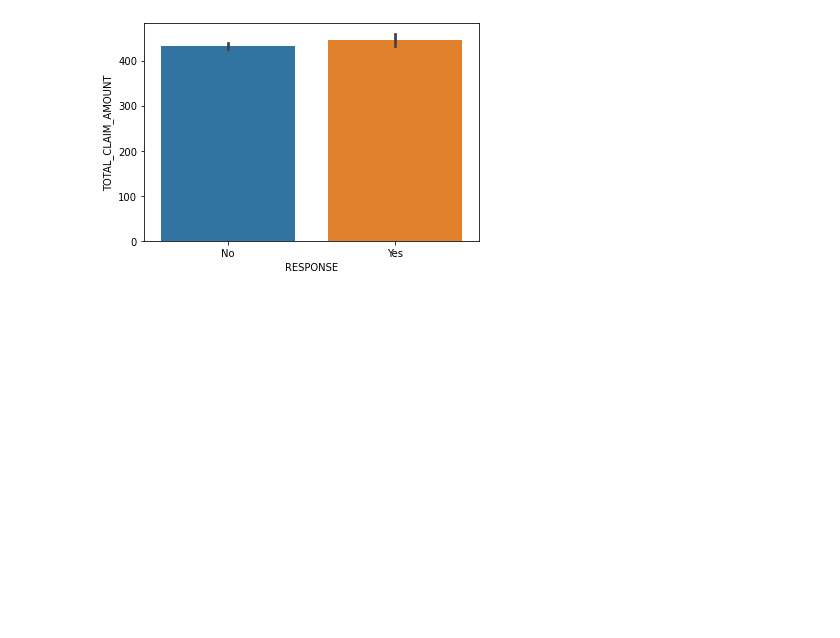
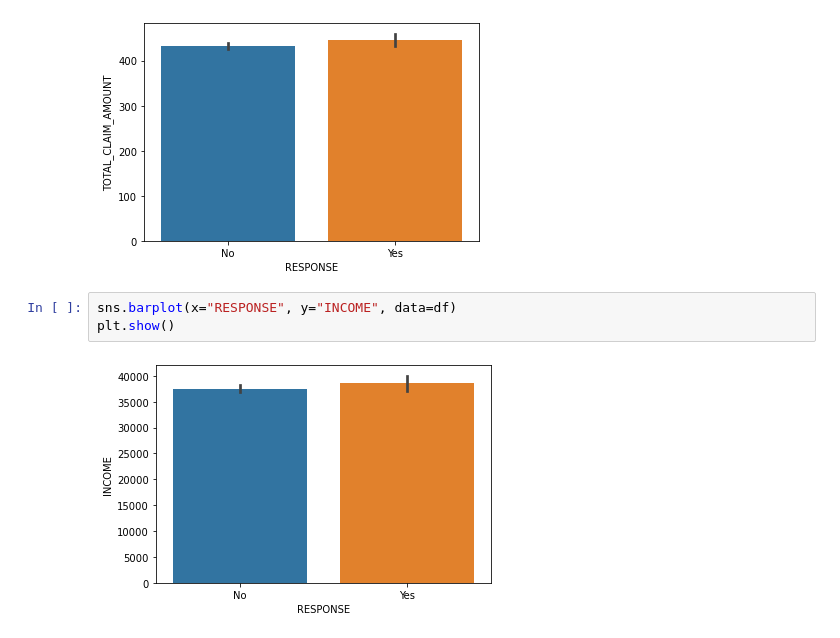
Before and after one commit to FaezehSadatm/lab-customer-analysis-round-3, a Jupyter notebook: Round-3.ipynb, the cells around one changed output. Cells and saved outputs as stored; diff of their text form; blank space fills up the shorter version.

```diff
--- a/Round-3.ipynb
+++ b/Round-3.ipynb
@@ -383,3 +383,8 @@ sns.barplot(x="RESPONSE", y="TOTAL_CLAIM_AMOUNT", data=df)
 plt.show()
 # %% [output]
 [figure]
+# %%
+sns.barplot(x="RESPONSE", y="INCOME", data=df)
+plt.show()
+# %% [output]
+[figure, added]
```
Also changed, not shown: parts of 2 cells of this notebook.
